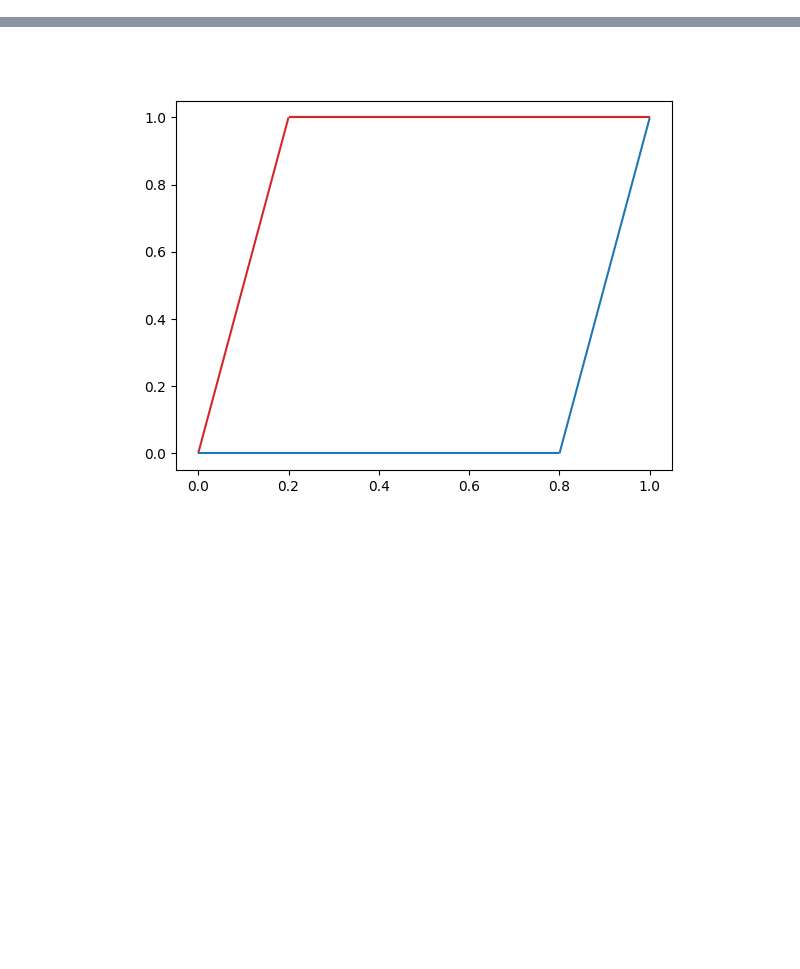
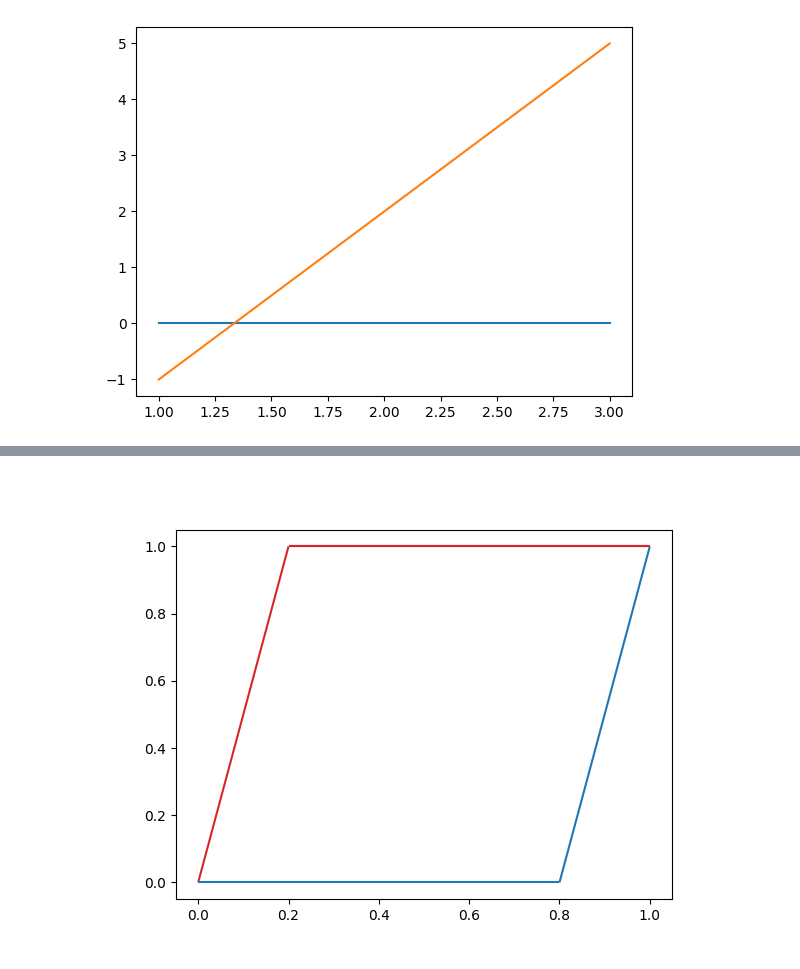
Before and after one commit to xsuite/xcoll, a Jupyter notebook: xcoll/geometry/test_geometry_copy.ipynb, the cells around one changed output, grey strips where cells are left out. Drawn from its saved outputs; the diff is of its cells as text; code cells hidden in the pictures; blank space fills up the shorter version.

Commit message:
Tested plotting

```diff
--- a/xcoll/geometry/test_geometry_copy.ipynb
+++ b/xcoll/geometry/test_geometry_copy.ipynb
@@ -17,0 +14,18 @@ import ipywidgets as widgets
+# %%
+s1 = 1.0
+x1 = -1.0
+s2 = 2.0
+x2 = 2.0
+
+s_test = np.linspace(1.0, 3.0, 1000)
+Xo = 0.1193
+Ax = (random.gauss()/np.sqrt(12) + random.gauss()/2) * Xo * 13.6e-3 / 7e3 * 0.038
+y = Ax * np.sqrt(s_test/Xo)**3.0 * (1.0/0.038 + np.log(s_test/Xo))
+line = x1 + (x2 - x1) / (s2 - s1) * (s_test - s1)
+
+plt.figure(2)
+plt.plot(s_test, y)
+plt.plot(s_test, line)
+plt.show()
+# %% [output]
+[figure, added]
```
Also changed, not shown: parts of 10 cells of this notebook.
